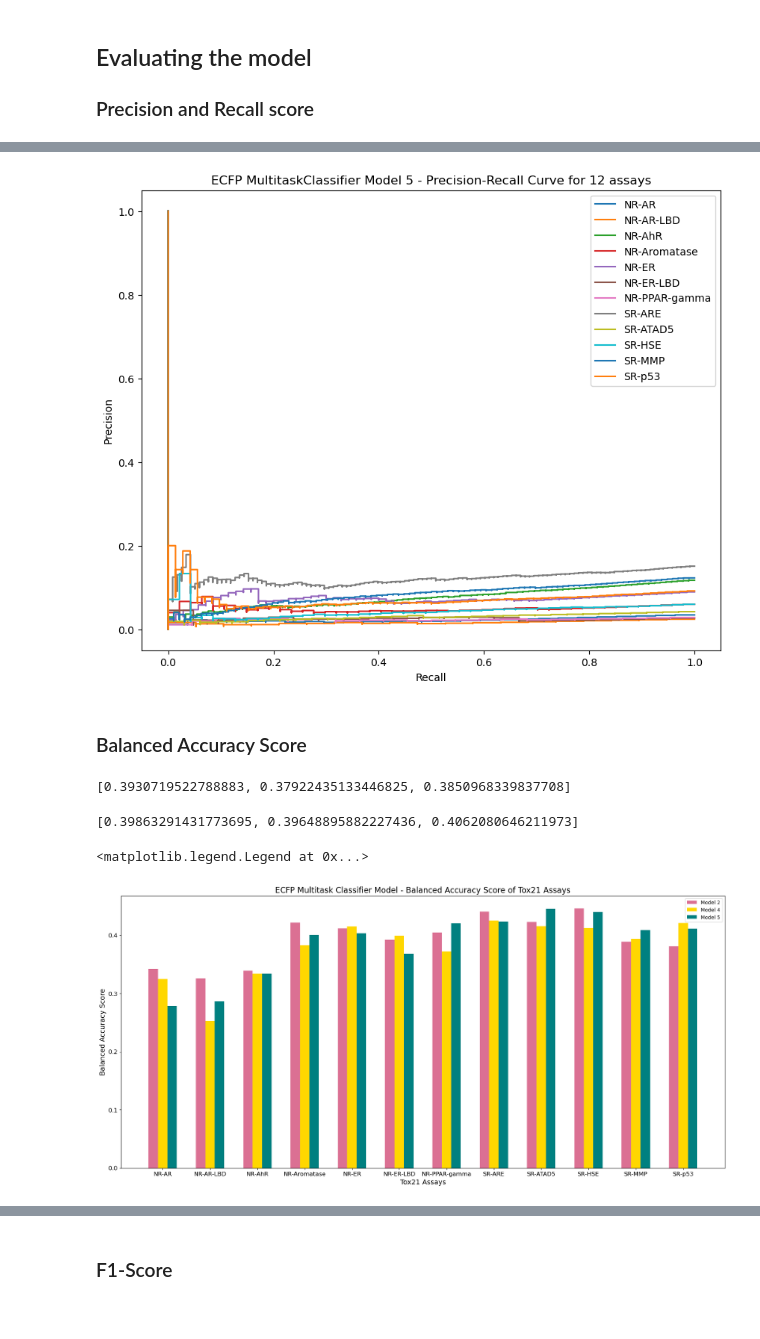
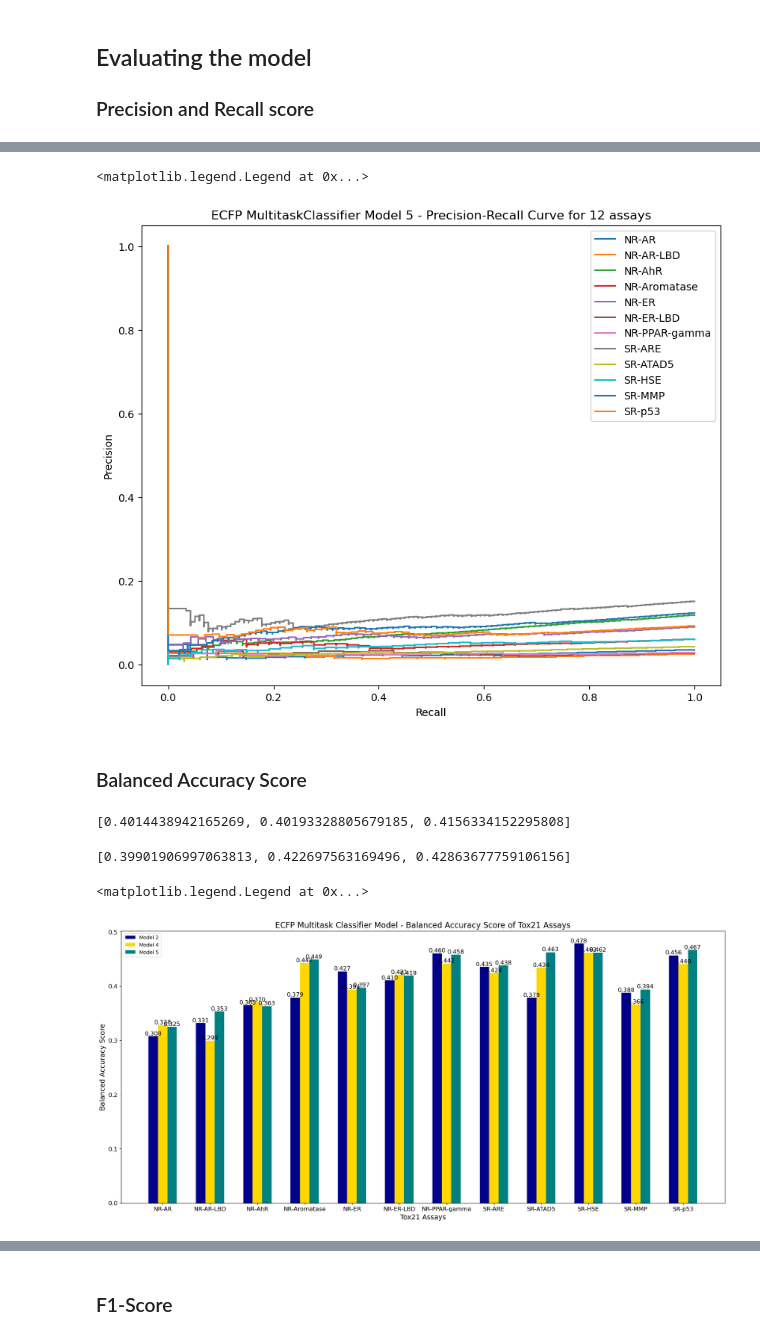
Before and after one commit to joiek/Machine-Learning-Project, a Jupyter notebook: ECFP Featuriser.ipynb, the cells around one changed output, grey strips where cells are left out. Drawn from its saved outputs; the diff is of its cells as text; code cells hidden in the pictures.

```diff
--- a/ECFP Featuriser.ipynb
+++ b/ECFP Featuriser.ipynb
@@ -70,6 +58,6 @@ ecfp_model1 = dc.models.MultitaskClassifier(
 # %%
 #Model 2
-ecfp_model2 = dc.models.MultitaskClassifier(
+ecfp_model2 = dc.models.RobustMultitaskClassifier(
     n_tasks = len(tasks),
     n_features = len(valid_data.X[3]),
     layer_sizes=[1000,500], # how many layers and how many units in each layer to have.
@@ -99,7 +90,7 @@ ecfp_model3 = dc.models.MultitaskClassifier(
     batch_size=100)
 # %%
 #Model 4
-ecfp_model4 = dc.models.MultitaskClassifier(
+ecfp_model4 = dc.models.RobustMultitaskClassifier(
     n_tasks = len(tasks),
     n_features = len(valid_data.X[3]),
     layer_sizes=[1000,500,200], # how many layers and how many units in each layer to have.
@@ -114,7 +105,7 @@ ecfp_model4 = dc.models.MultitaskClassifier(
     batch_size=100)
 # %%
 #Model 5
-ecfp_model5 = dc.models.MultitaskClassifier(
+ecfp_model5 = dc.models.RobustMultitaskClassifier(
     n_tasks = len(tasks),
     n_features = len(valid_data.X[3]),
     layer_sizes=[500,500,200], # how many layers and how many units in each layer to have.
@@ -408,13 +392,14 @@ plt.savefig('ECFP M4 P-R.png')
 # %%
 fig, ax = plt.subplots(figsize=(10,8))
 
-PrecisionRecallPlot(m5_precision_score, m5_recall_score, m5_avg_precision_score, assays)
+PrecisionRecallPlot(m5_precision_score, m5_recall_score, assays)
 
 plt.title('ECFP MultitaskClassifier Model 5 - Precision-Recall Curve for 12 assays')
 plt.legend(loc='upper right')
-plt.savefig('ECFP M5 P-R.png')
+# plt.savefig('ECFP M5 P-R.png')
 # %% [output]
+<matplotlib.legend.Legend at 0x...>
-[figure, old version]
+[figure, new version]
 # %% [markdown]
 ### Balanced Accuracy Score
 # %%
@@ -432,32 +417,36 @@ m5_balanced_acc = balanced_accuracy(y_true, m5_y_pred_new)
 b_acc_means = [np.mean(m2_balanced_acc), np.mean(m4_balanced_acc), np.mean(m5_balanced_acc)]
 b_acc_means
 # %% [output]
-[0.3930719522788883, 0.37922435133446825, 0.3850968339837708]
+[0.4014438942165269, 0.40193328805679185, 0.4156334152295808]
 # %%
 b_acc_median = [np.median(m2_balanced_acc), np.median(m4_balanced_acc), np.median(m5_balanced_acc)]
 b_acc_median
 # %% [output]
-[0.39863291431773695, 0.39648895882227436, 0.4062080646211973]
+[0.39901906997063813, 0.422697563169496, 0.42863677759106156]
 # %%
 #Grouped bar plot
 fig,ax = plt.subplots(figsize=(22,10))
 
 width = 0.2
 
 x=np.arange(12)
-plt.bar(x-0.2, m2_balanced_acc, width, label='Model 2', color='palevioletred')
+plt.bar(x-0.2, m2_balanced_acc, width, label='Model 2', color='darkblue')
 plt.bar(x, m4_balanced_acc, width, label='Model 4', color='gold')
 plt.bar(x+0.2, m5_balanced_acc, width, label='Model 5', color='teal')
-plt.title('ECFP Multitask Classifier Model - Balanced Accuracy Score of Tox21 Assays', fontsize=16)
+plt.title('ECFP MultitaskClassifier Model - Balanced Accuracy Score of Tox21 Assays', fontsize=16)
 plt.ylabel('Balanced Accuracy Score', fontsize=14)
 plt.xlabel('Tox21 Assays', fontsize=14)
-# plt.bar_label(ax.containers[0], fmt='%.3f',fontsize=12)
-# plt.bar_label(ax.containers[1], fmt='%.3f',fontsize=12)
-# plt.bar_label(ax.containers[2], fmt='%.3f',fontsize=12)
+
+#Bar labels
+plt.bar_label(ax.containers[0], fmt='%.3f',fontsize=12)
+plt.bar_label(ax.containers[1], fmt='%.3f',fontsize=12)
+plt.bar_label(ax.containers[2], fmt='%.3f',fontsize=12)
+
+#Assay labels
 plt.xticks(x, assays, fontsize=12)
 plt.yticks(fontsize=12)
 plt.legend()
-# plt.savefig('ECFP BA-nolabel.png')
+# plt.savefig('ECFP BA.png')
 # %% [output]
 <matplotlib.legend.Legend at 0x...>
-[figure, old version]
+[figure, new version]
```
Also changed, not shown: parts of 40 cells of this notebook, 23 other files.
